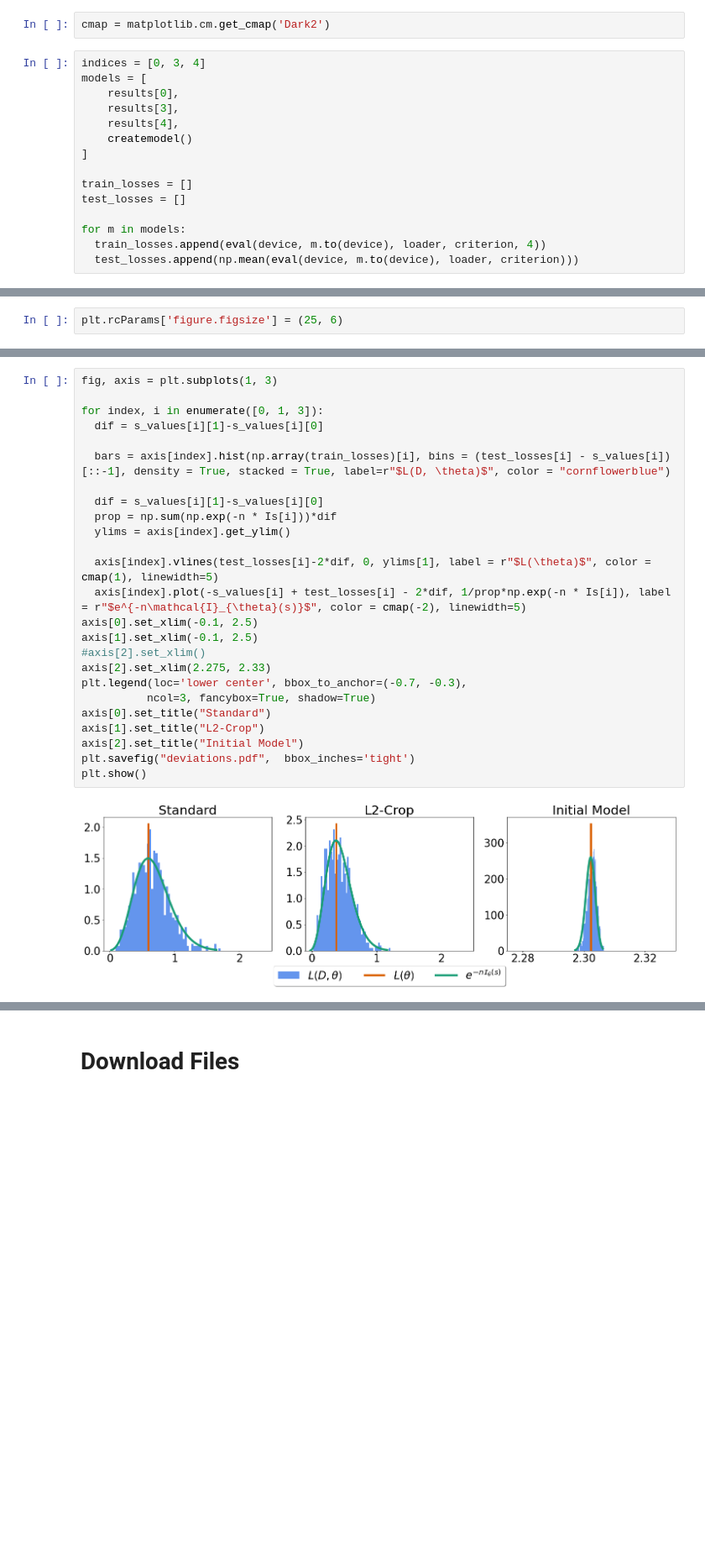
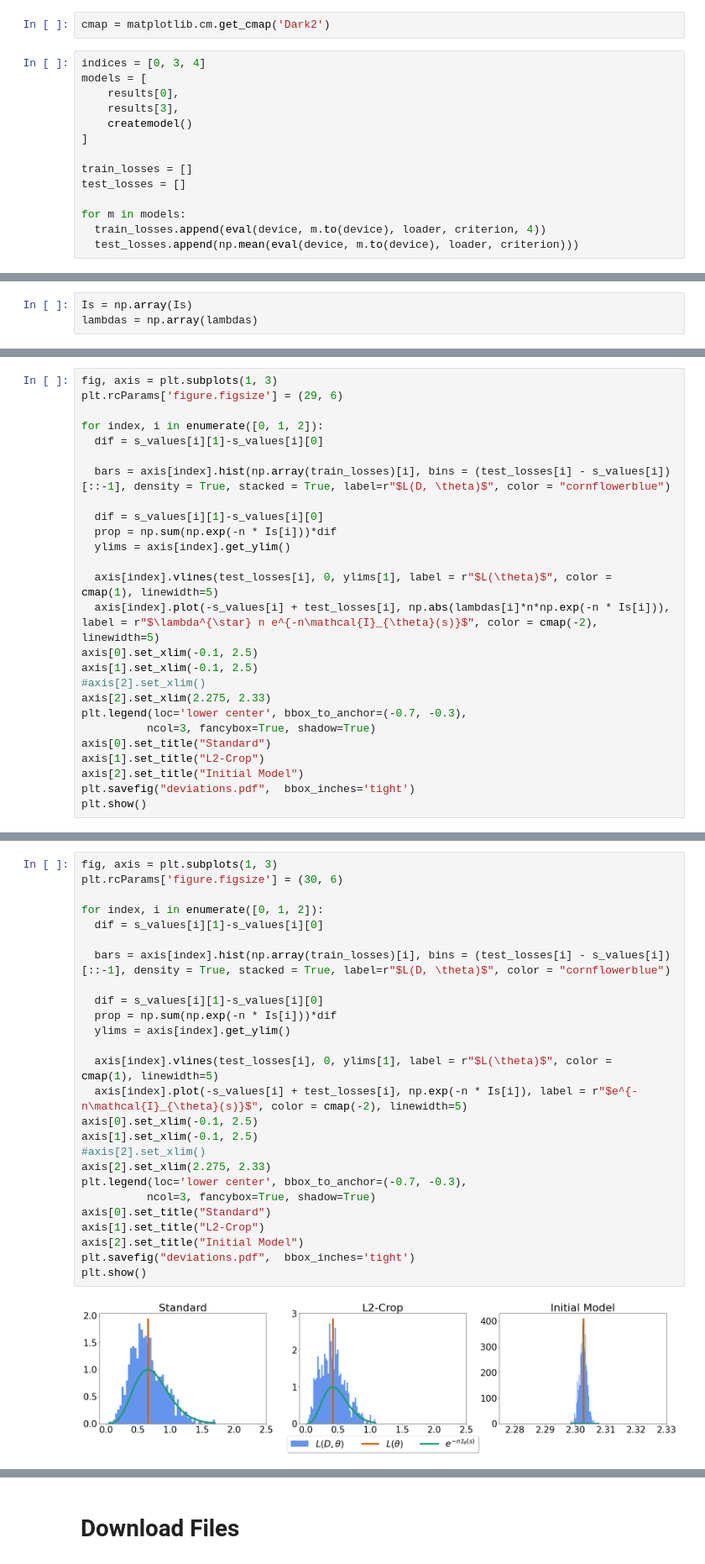
Before and after one commit to PGM-Lab/2023-RateFunction, a Jupyter notebook: Notebooks/Figure1_and_Figure6.ipynb, the cells around one changed output, grey strips where cells are left out. Shown: that part at 84% size. Drawn from its saved outputs; the diff is of its cells as text; blank space fills up the shorter version.

```diff
--- a/Notebooks/Figure1_and_Figure6.ipynb
+++ b/Notebooks/Figure1_and_Figure6.ipynb
@@ -675,7 +675,6 @@ indices = [0, 3, 4]
 models = [
     results[0],
     results[3],
-    results[4],
     createmodel()
 ]
 
@@ -695,2 +705,3 @@ Is = [np.array([rate_function_BS(models[i].to(device), s)[0] for s in s_values[i
-# %%
-plt.rcParams['figure.figsize'] = (25, 6)
+# %%
+Is = np.array(Is)
+lambdas = np.array(lambdas)
@@ -696,0 +736,26 @@ plt.rcParams['figure.figsize'] = (25, 6)
+# %%
+fig, axis = plt.subplots(1, 3)
+plt.rcParams['figure.figsize'] = (29, 6)
+
+for index, i in enumerate([0, 1, 2]):
+  dif = s_values[i][1]-s_values[i][0]
+
+  bars = axis[index].hist(np.array(train_losses)[i], bins = (test_losses[i] - s_values[i])[::-1], density = True, stacked = True, label=r"$L(D, \theta)$", color = "cornflowerblue")
+
+  dif = s_values[i][1]-s_values[i][0]
+  prop = np.sum(np.exp(-n * Is[i]))*dif
+  ylims = axis[index].get_ylim()
+
+  axis[index].vlines(test_losses[i], 0, ylims[1], label = r"$L(\theta)$", color =  cmap(1), linewidth=5)
+  axis[index].plot(-s_values[i] + test_losses[i], np.abs(lambdas[i]*n*np.exp(-n * Is[i])), label = r"$\lambda^{\star} n e^{-n\mathcal{I}_{\theta}(s)}$", color = cmap(-2), linewidth=5)
+axis[0].set_xlim(-0.1, 2.5)
+axis[1].set_xlim(-0.1, 2.5)
+#axis[2].set_xlim()
+axis[2].set_xlim(2.275, 2.33)
+plt.legend(loc='lower center', bbox_to_anchor=(-0.7, -0.3),
+          ncol=3, fancybox=True, shadow=True)
+axis[0].set_title("Standard")
+axis[1].set_title("L2-Crop")
+axis[2].set_title("Initial Model")
+plt.savefig("deviations.pdf",  bbox_inches='tight')
+plt.show()
@@ -697,27 +764,28 @@ plt.rcParams['figure.figsize'] = (25, 6)
 # %%
 fig, axis = plt.subplots(1, 3)
+plt.rcParams['figure.figsize'] = (30, 6)
 
-for index, i in enumerate([0, 1, 3]):
+for index, i in enumerate([0, 1, 2]):
   dif = s_values[i][1]-s_values[i][0]
 
   bars = axis[index].hist(np.array(train_losses)[i], bins = (test_losses[i] - s_values[i])[::-1], density = True, stacked = True, label=r"$L(D, \theta)$", color = "cornflowerblue")
 
   dif = s_values[i][1]-s_values[i][0]
   prop = np.sum(np.exp(-n * Is[i]))*dif
   ylims = axis[index].get_ylim()
 
-  axis[index].vlines(test_losses[i]-2*dif, 0, ylims[1], label = r"$L(\theta)$", color =  cmap(1), linewidth=5)
-  axis[index].plot(-s_values[i] + test_losses[i] - 2*dif, 1/prop*np.exp(-n * Is[i]), label = r"$e^{-n\mathcal{I}_{\theta}(s)}$", color = cmap(-2), linewidth=5)
+  axis[index].vlines(test_losses[i], 0, ylims[1], label = r"$L(\theta)$", color =  cmap(1), linewidth=5)
+  axis[index].plot(-s_values[i] + test_losses[i], np.exp(-n * Is[i]), label = r"$e^{-n\mathcal{I}_{\theta}(s)}$", color = cmap(-2), linewidth=5)
 axis[0].set_xlim(-0.1, 2.5)
 axis[1].set_xlim(-0.1, 2.5)
 #axis[2].set_xlim()
 axis[2].set_xlim(2.275, 2.33)
 plt.legend(loc='lower center', bbox_to_anchor=(-0.7, -0.3),
           ncol=3, fancybox=True, shadow=True)
 axis[0].set_title("Standard")
 axis[1].set_title("L2-Crop")
 axis[2].set_title("Initial Model")
 plt.savefig("deviations.pdf",  bbox_inches='tight')
 plt.show()
 # %% [output]
-[figure, old version]
+[figure, new version]
```
Also changed, not shown: parts of 17 cells of this notebook.
